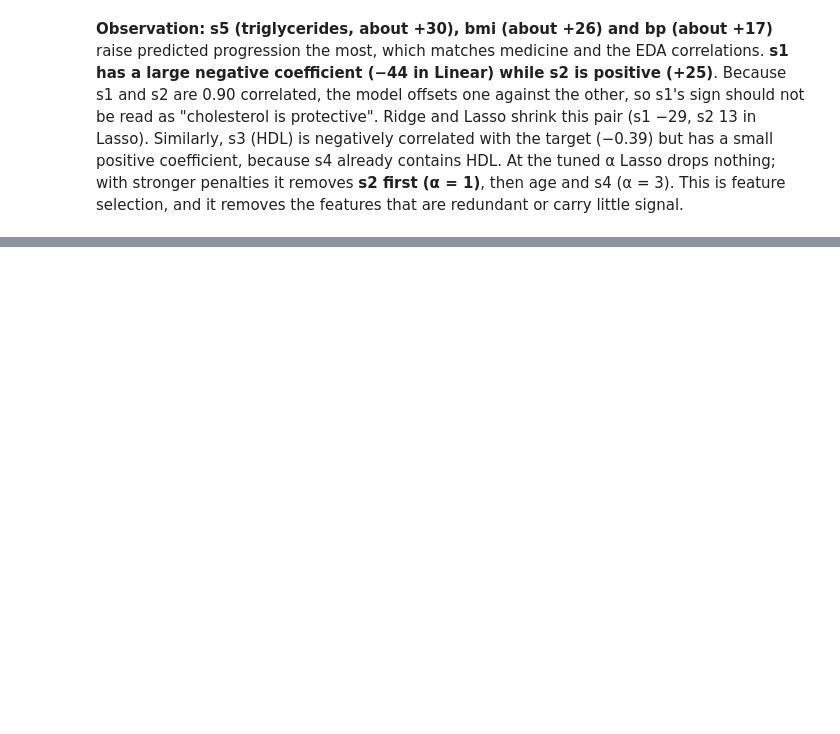
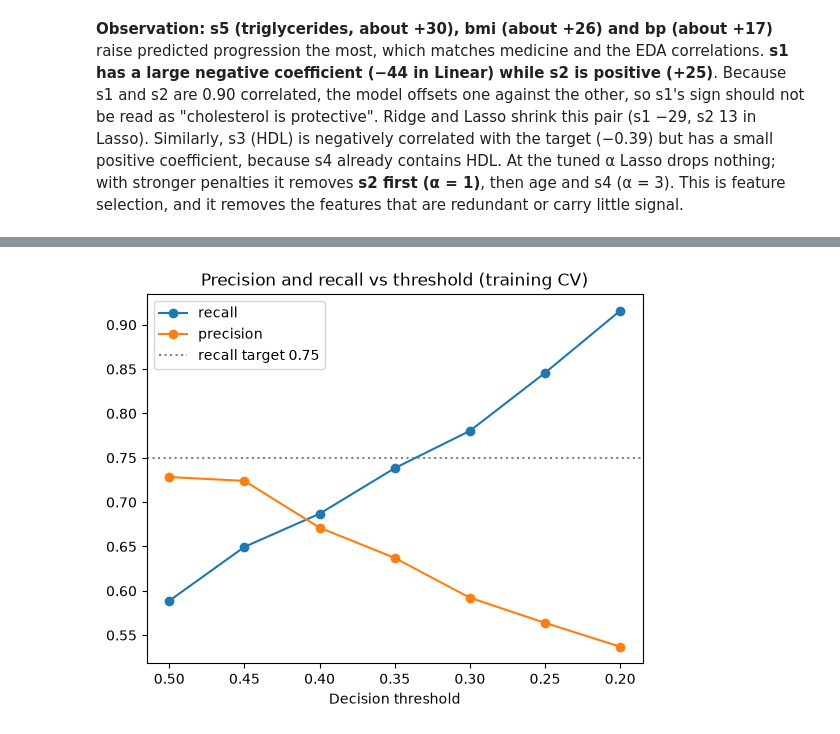
Before and after one commit to aggamsingh/diabetes-risk, a Jupyter notebook: diabetes_risk.ipynb, the cells around one changed output, grey strips where cells are left out. Cells and saved outputs as stored; diff of their text form; code cells hidden in the pictures; blank space fills up the shorter version.

```diff
--- a/diabetes_risk.ipynb
+++ b/diabetes_risk.ipynb
@@ -826,0 +971,11 @@ alpha = 10 -> set to zero: ['age', 'sex', 's1', 's2', 's4', 's6']
+# %%
+train_proba = cross_val_predict(best_clf, X_train_pima, y_train_pima,
+                                cv=cv_class, method="predict_proba")[:, 1]
+
+rows = []
+for t in [0.5, 0.45, 0.4, 0.35, 0.3, 0.25, 0.2]:
+    flagged = (train_proba >= t).astype(int)
+    rows.append([t, recall_score(y_train_pima, flagged),
+                 precision_score(y_train_pima, flagged), flagged.mean()])
+thresholds = pd.DataFrame(rows, columns=["threshold", "recall", "precision", "share flagged"])
+thresholds.round(3)
@@ -826,0 +991,12 @@ alpha = 10 -> set to zero: ['age', 'sex', 's1', 's2', 's4', 's6']
+# %%
+plt.plot(thresholds["threshold"], thresholds["recall"], marker="o", label="recall")
+plt.plot(thresholds["threshold"], thresholds["precision"], marker="o", label="precision")
+plt.axhline(0.75, color="gray", linestyle=":", label="recall target 0.75")
+plt.gca().invert_xaxis()                       # read left to right: 0.5 -> lower
+plt.xlabel("Decision threshold")
+plt.legend()
+plt.title("Precision and recall vs threshold (training CV)")
+plt.savefig("figures/fig14_clf_threshold.png", dpi=150, bbox_inches="tight")
+plt.show()
+# %% [output]
+[figure, added]
```
Also changed, not shown: parts of 19 cells of this notebook, 6 other files.
